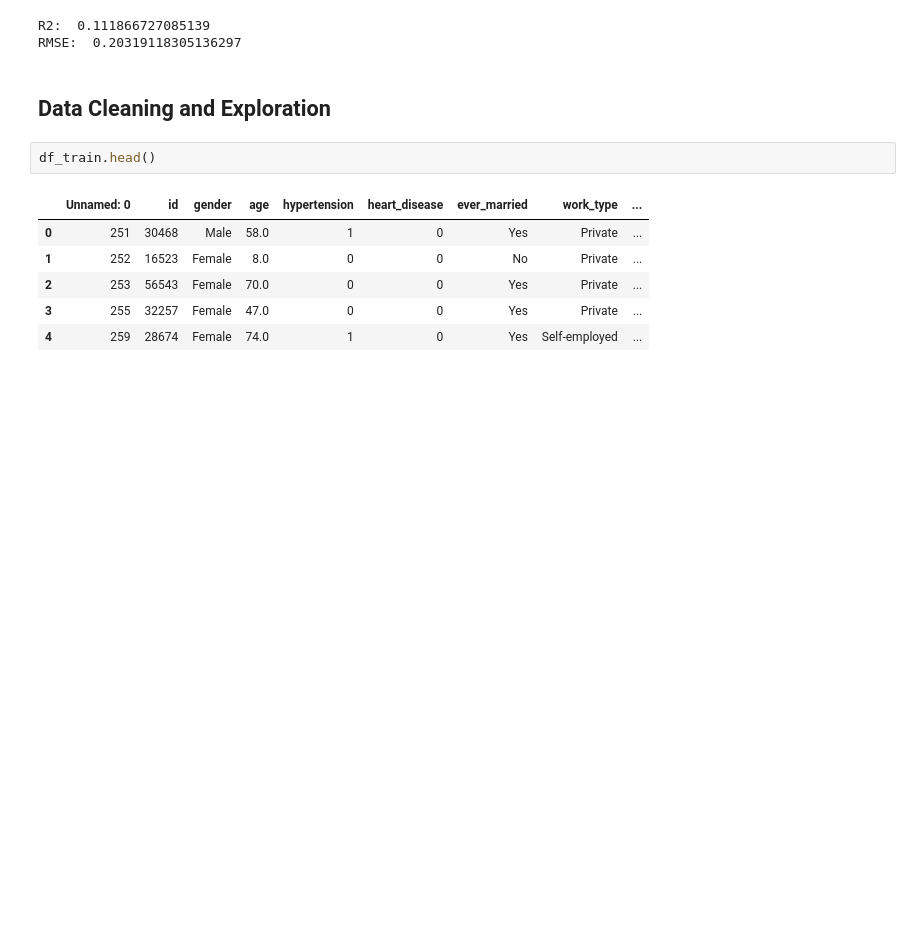
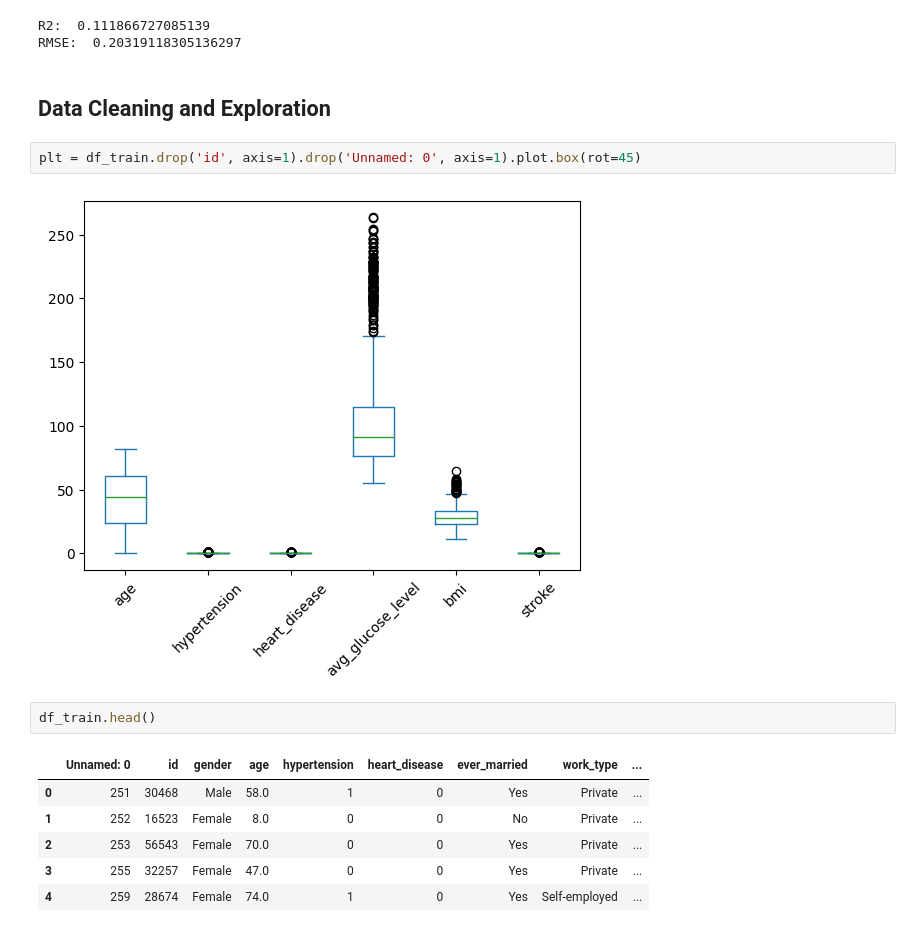
Before and after one commit to DS3001/group9, a Jupyter notebook: project_2/lab2.ipynb, the cells around one changed output. Drawn from its saved outputs; the diff is of its cells as text; blank space fills up the shorter version.

```diff
--- a/project_2/lab2.ipynb
+++ b/project_2/lab2.ipynb
@@ -81,6 +84,10 @@ R2:  0.111866727085139
 RMSE:  0.20319118305136297
 # %% [markdown]
 ## Data Cleaning and Exploration
+# %%
+plt = df_train.drop('id', axis=1).drop('Unnamed: 0', axis=1).plot.box(rot=45)
+# %% [output]
+[figure, added]
 # %%
 df_train.head()
 # %% [output]
```
Also changed, not shown: parts of 6 cells of this notebook.
